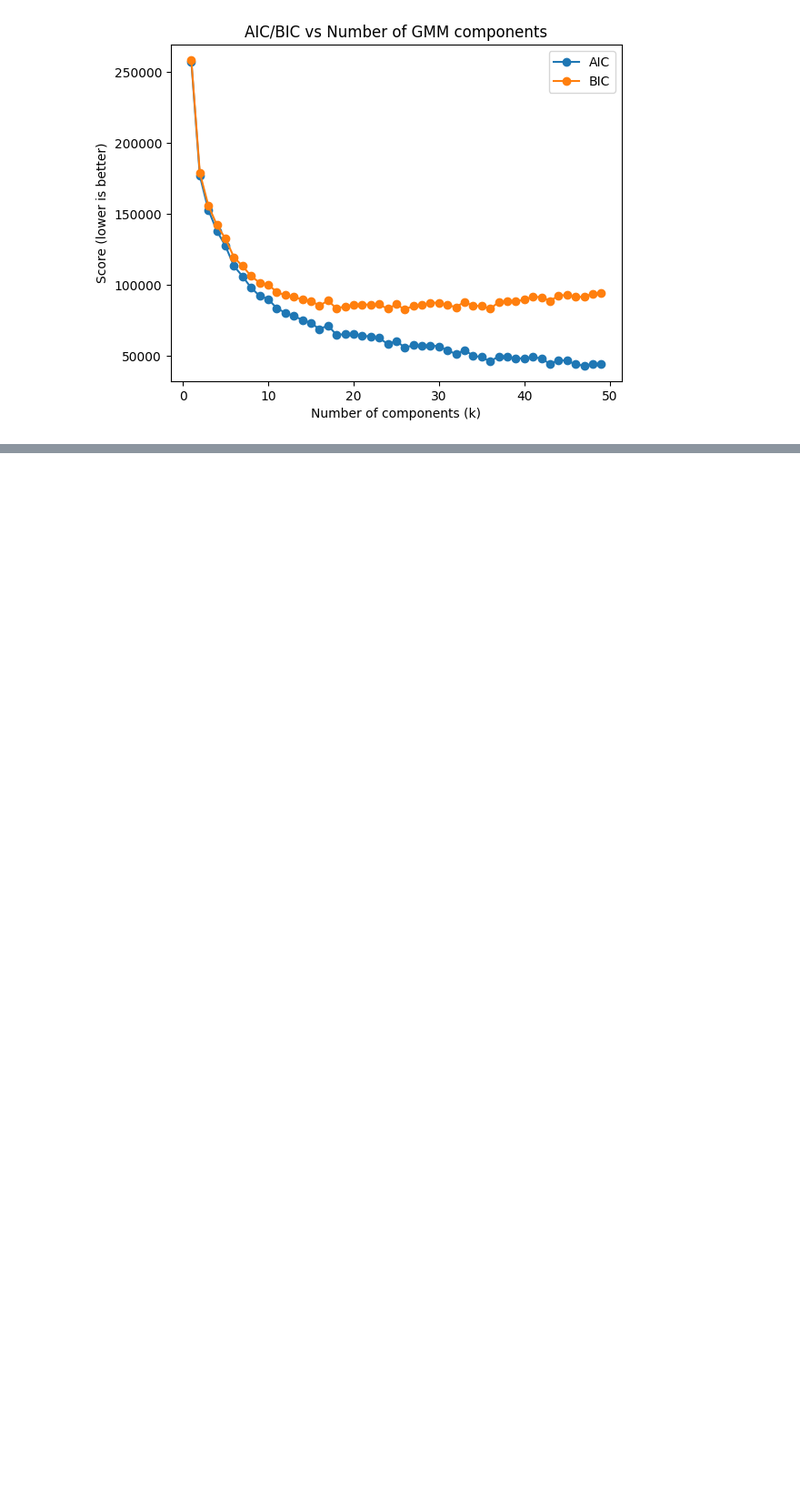
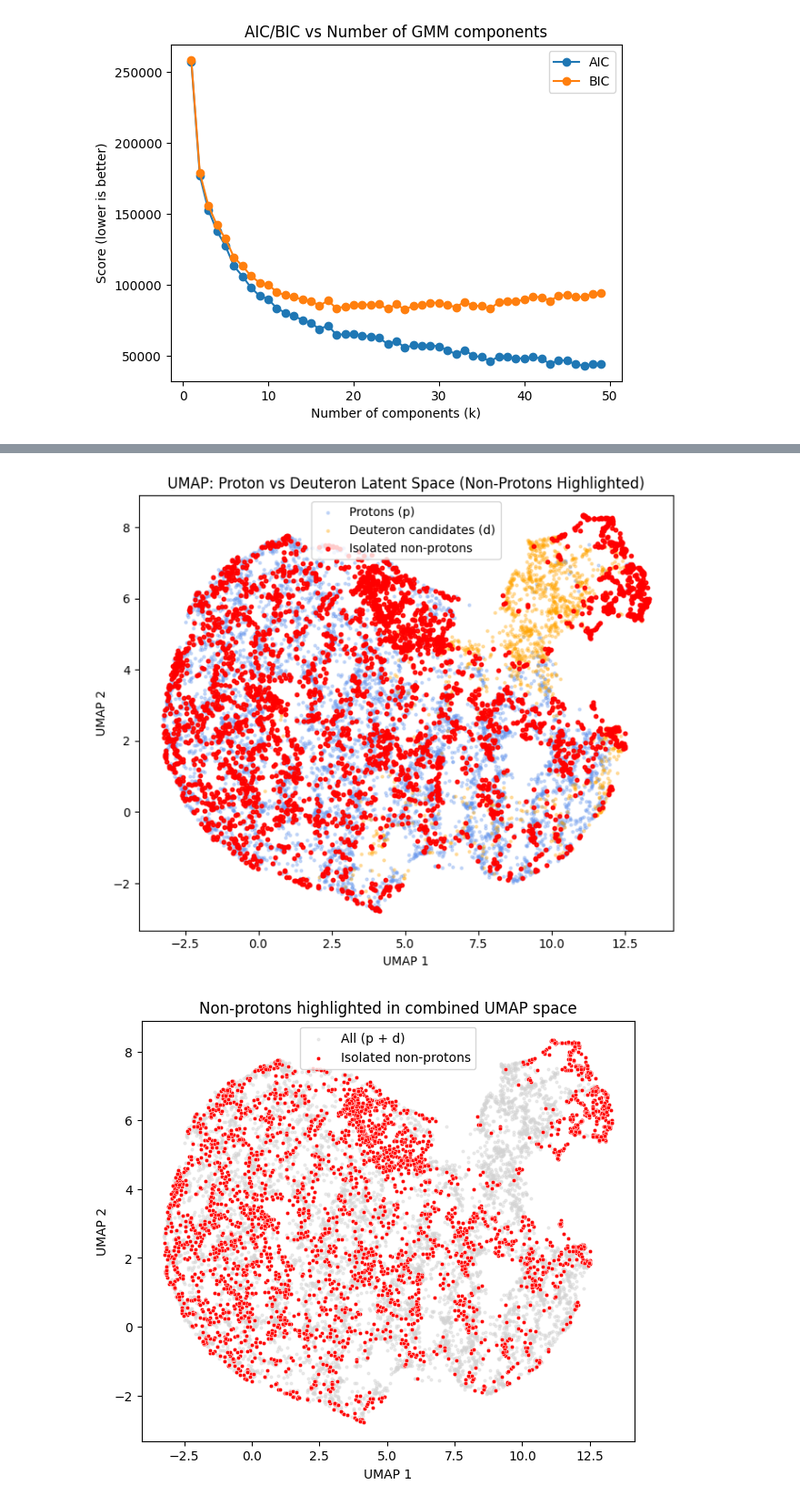
Before and after one commit to mohummudh/proton-deuteron, a Jupyter notebook: notebooks/autoencoder/latent.ipynb, the cells around one changed output, grey strips where cells are left out. Shown at 91% size. Drawn from its saved outputs; the diff is of its cells as text; code cells hidden in the pictures; blank space fills up the shorter version.

```diff
--- a/notebooks/autoencoder/latent.ipynb
+++ b/notebooks/autoencoder/latent.ipynb
@@ -244,0 +303,65 @@ plt.show()
+# %%
+import numpy as np
+
+# Concatenate both sets
+check = np.concatenate([p, d], axis=0)
+
+# Build labels:
+#   0 = proton (training/validation)
+#   1 = deuteron candidate
+#   2 = deuteron that is "non-proton-like"
+labels = np.concatenate([
+    np.zeros(len(p), dtype=int),
+    np.ones(len(d), dtype=int)
+])
+highlight_mask = np.zeros(len(check), dtype=bool)
+highlight_mask[len(p):][non_proton_mask] = True  # mark only non-protons within d
+# %%
+import umap
+import matplotlib.pyplot as plt
+
+umap_2d = umap.UMAP(
+    n_components=2,
+    n_neighbors=15,
+    min_dist=0.1,
+    metric='euclidean',
+    random_state=42
+)
+
+Z2D = umap_2d.fit_transform(check)
+
+plt.figure(figsize=(7,6))
+
+# background = protons (light blue)
+plt.scatter(Z2D[labels==0,0], Z2D[labels==0,1],
+            s=5, alpha=0.3, label='Protons (p)', color='cornflowerblue')
+
+# deuteron candidates (light orange)
+plt.scatter(Z2D[labels==1,0], Z2D[labels==1,1],
+            s=5, alpha=0.3, label='Deuteron candidates (d)', color='orange')
+
+# highlight isolated non-protons (red overlay)
+plt.scatter(Z2D[highlight_mask,0], Z2D[highlight_mask,1],
+            s=10, alpha=0.9, label='Isolated non-protons', color='red')
+
+plt.legend()
+plt.xlabel('UMAP 1')
+plt.ylabel('UMAP 2')
+plt.title('UMAP: Proton vs Deuteron Latent Space (Non-Protons Highlighted)')
+plt.tight_layout()
+plt.show()
+
+plt.figure(figsize=(7,6))
+plt.scatter(Z2D[:,0], Z2D[:,1],
+            c='lightgrey', s=4, alpha=0.4, label='All (p + d)')
+plt.scatter(Z2D[highlight_mask,0], Z2D[highlight_mask,1],
+            c='red', s=10, edgecolor='white', linewidth=0.3,
+            label='Isolated non-protons')
+plt.legend()
+plt.title('Non-protons highlighted in combined UMAP space')
+plt.xlabel('UMAP 1')
+plt.ylabel('UMAP 2')
+plt.show()
+# %% [output]
+[figure, added]
+[figure, added]
```
Also changed, not shown: parts of 6 cells of this notebook.
